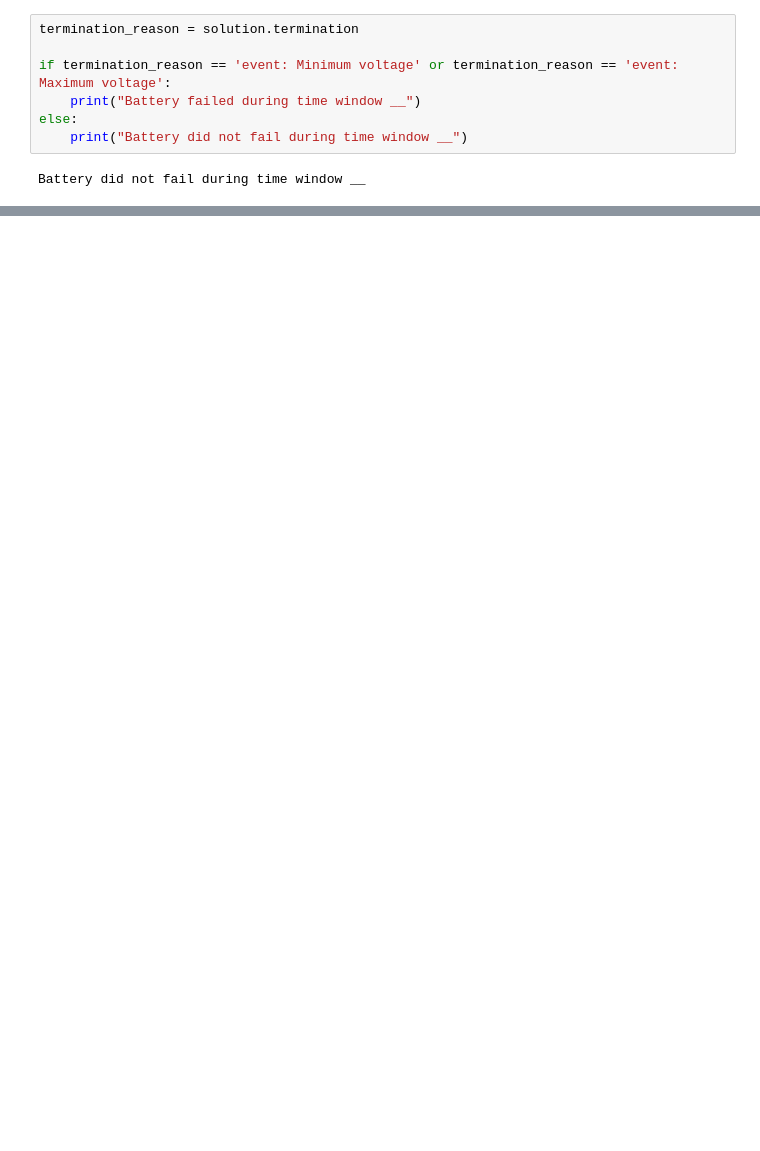
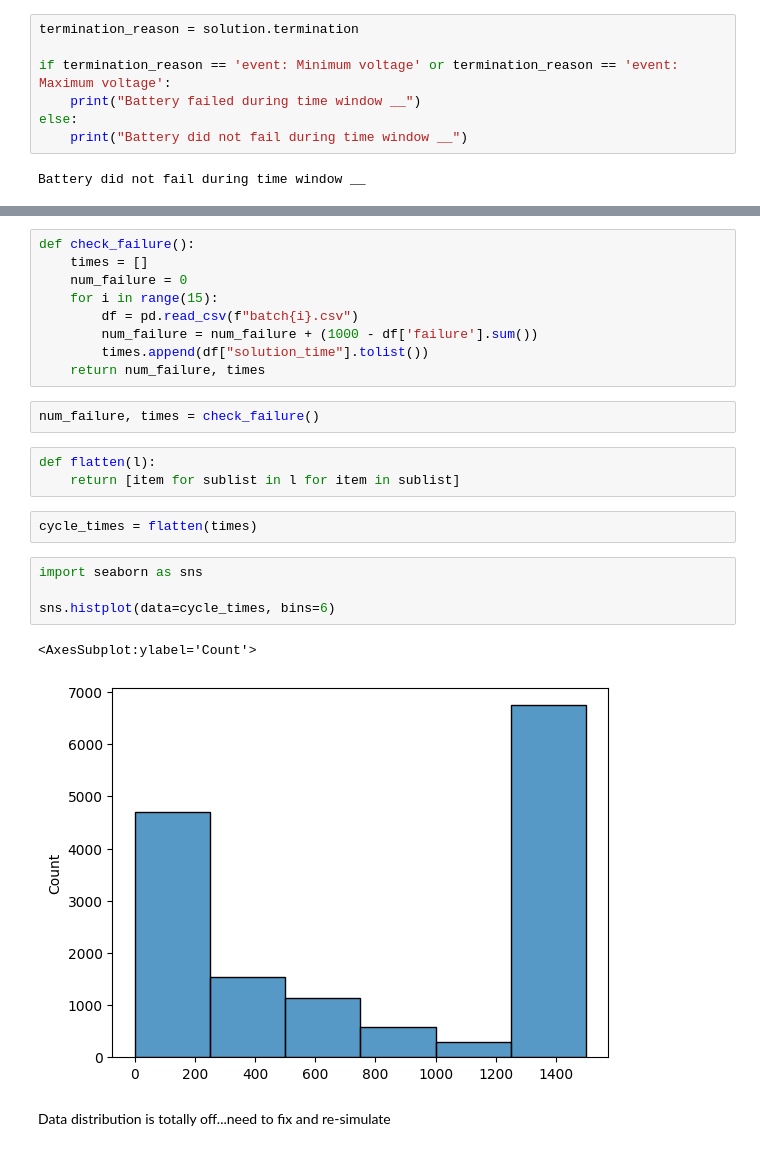
Before and after one commit to janak2/Surrogate-Machine-Learning, a Jupyter notebook: src/replicate_paper/synthetic_data_generation.ipynb, the cells around one changed output, grey strips where cells are left out. Drawn from its saved outputs; the diff is of its cells as text; blank space fills up the shorter version.

```diff
--- a/src/replicate_paper/synthetic_data_generation.ipynb
+++ b/src/replicate_paper/synthetic_data_generation.ipynb
@@ -225,0 +399,25 @@ Questions:
+# %%
+def check_failure():
+    times = []
+    num_failure = 0
+    for i in range(15):
+        df = pd.read_csv(f"batch{i}.csv")
+        num_failure = num_failure + (1000 - df['failure'].sum())
+        times.append(df["solution_time"].tolist())
+    return num_failure, times
+# %%
+num_failure, times = check_failure()
+# %%
+def flatten(l):
+    return [item for sublist in l for item in sublist]
+# %%
+cycle_times = flatten(times)
+# %%
+import seaborn as sns
+
+sns.histplot(data=cycle_times, bins=6)
+# %% [output]
+<AxesSubplot:ylabel='Count'>
+[figure, added]
+# %% [markdown]
+Data distribution is totally off...need to fix and re-simulate
```
Also changed, not shown: parts of 28 cells of this notebook.
